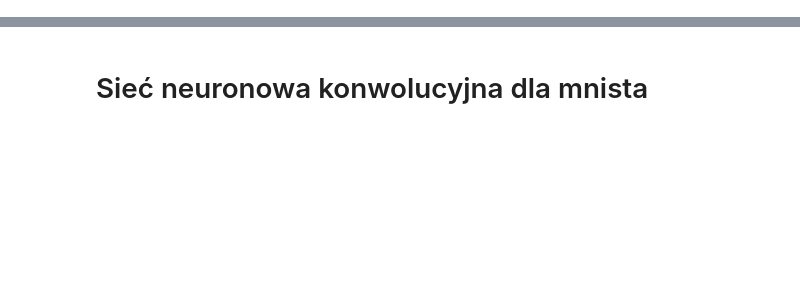
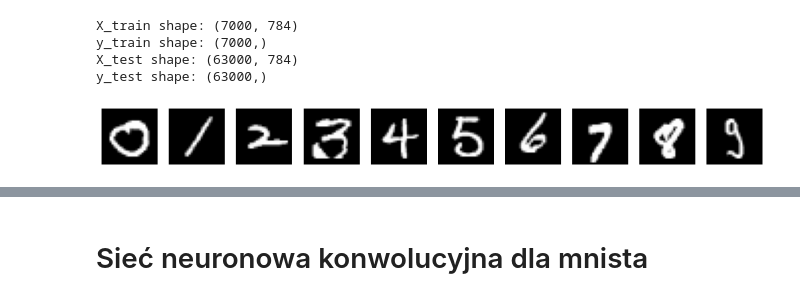
Before and after one commit to marekpiotradamczyk/deeplearninglaboratory, a Jupyter notebook: od_zera_do_wariacyjnego_autoenkodera/konwolucje/konwolucje.ipynb, the cells around one changed output, grey strips where cells are left out. Saved outputs shown, nothing was run; the diff lists cells and outputs as text; code cells hidden in the pictures; blank space fills up the shorter version.

```diff
--- a/od_zera_do_wariacyjnego_autoenkodera/konwolucje/konwolucje.ipynb
+++ b/od_zera_do_wariacyjnego_autoenkodera/konwolucje/konwolucje.ipynb
@@ -19,7 +0,0 @@ train_images, test_images = train_images / 255.0, test_images / 255.0
-# %%
-(28,28)
-
-transformed_image = np.zeros((28,28,10))
-transformed_image[:,:,0] = image
-for idx, filtr in enumerate(filters): #9 filtrow
-    transformed_image[:,:,idx+1] = cv2.filter2D(image, -1, filtr)
@@ -30,0 +8,43 @@ regresja logistyczna na przetransformowanych obrazkach ale train_data[::10]
+# %%
+#ładujemy dataset
+import numpy as np
+import matplotlib.pyplot as plt
+from sklearn import datasets
+from sklearn.model_selection import train_test_split
+
+mnist = datasets.fetch_openml('mnist_784', version=1)
+X, y = mnist.data.to_numpy(), mnist.target.astype(int)
+
+# Split data into training and testing sets
+X_train, X_test, y_train, y_test = train_test_split(X, y, test_size=0.9, random_state=42)
+
+# Output the shapes of the resulting datasets
+print("X_train shape:", X_train.shape)
+print("y_train shape:", y_train.shape)
+print("X_test shape:", X_test.shape)
+print("y_test shape:", y_test.shape)
+# %% [output]
+X_train shape: (7000, 784)
+y_train shape: (7000,)
+X_test shape: (63000, 784)
+y_test shape: (63000,)
+# %%
+examples = {}
+
+# Szukamy wystąpienia każdej z cyfr
+for i in range(10):
+    idx = np.where(y_train == i)[0][0]  # Get the index of the first occurrence of the number i
+    examples[i] = X_train[idx].reshape(28, 28)
+
+# Zobaczmy jak wyglądają sample z każdej z cyfr
+fig, axs = plt.subplots(1, 10, figsize=(15, 1.5))
+
+for i in range(10):
+    axs[i].imshow(examples[i], cmap='gray')
+    axs[i].axis('off')
+
+plt.show()
+
+plt.show()
+# %% [output]
+[figure, added]
```
Also changed, not shown: parts of 45 cells of this notebook, 3 other files.
